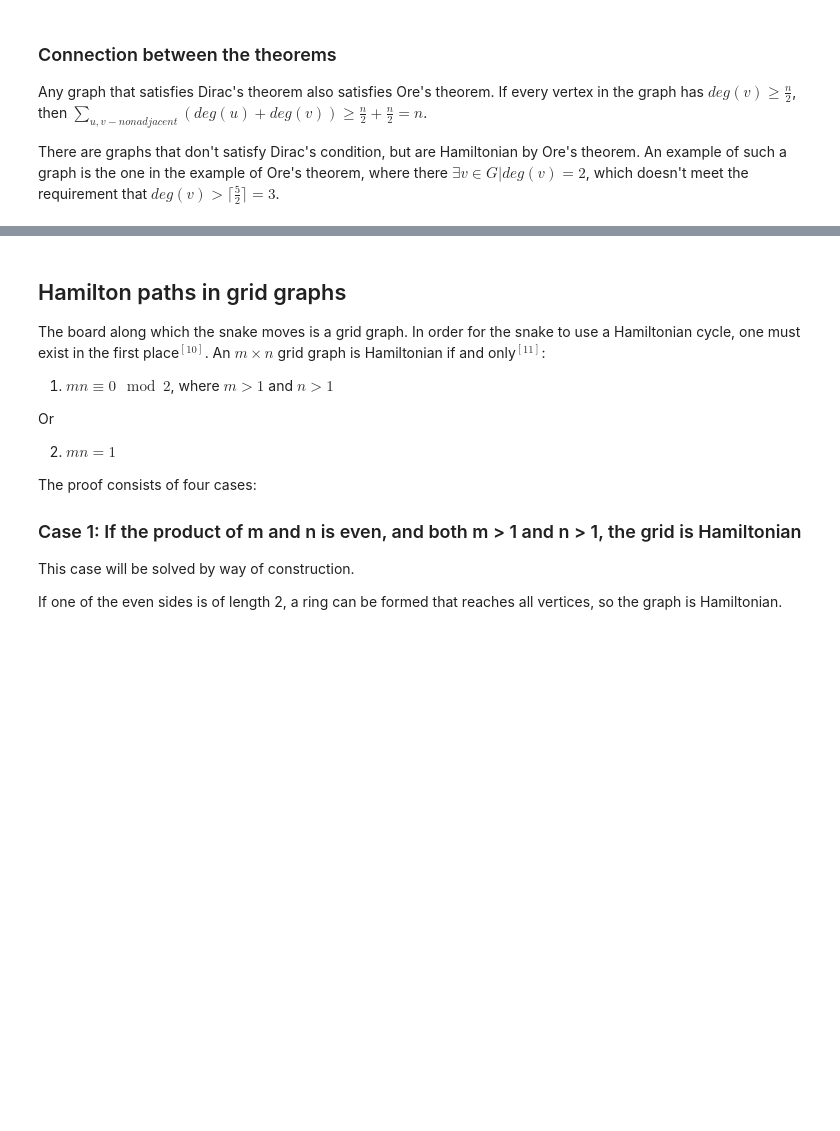
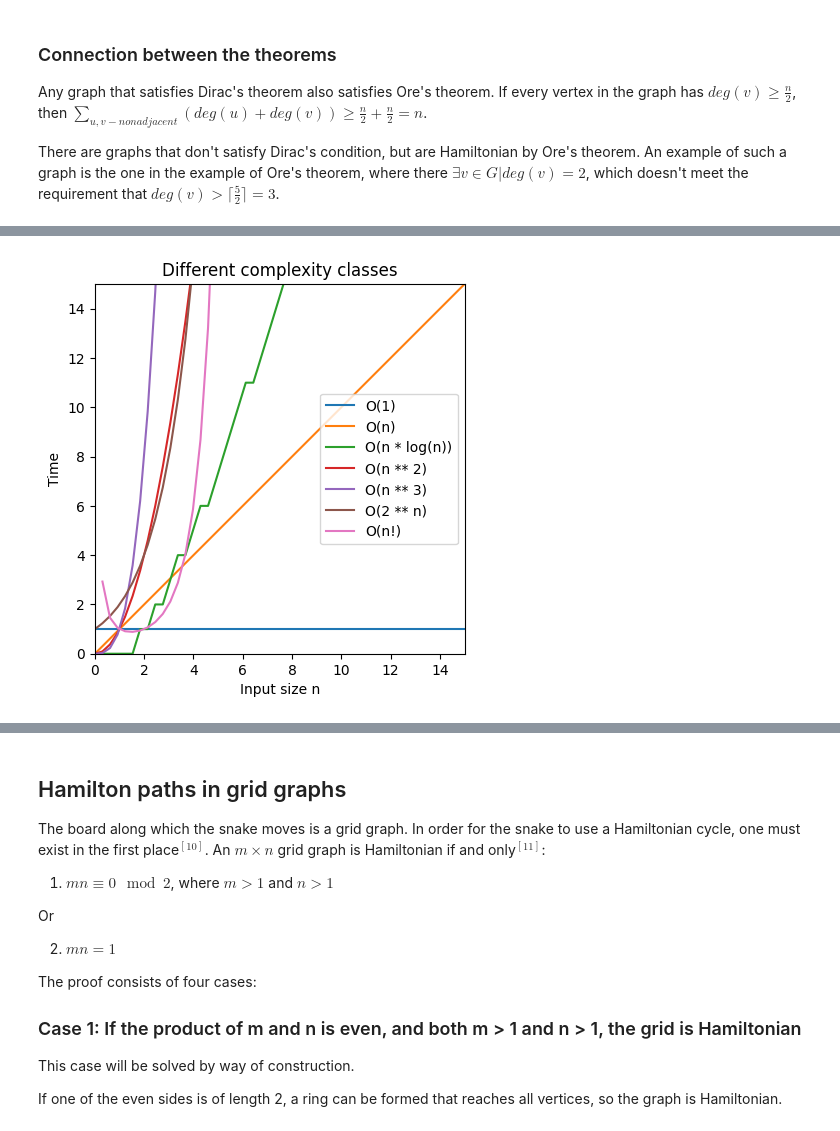
Before and after one commit to SimoAngelov/TravelingSnake, a Jupyter notebook: TheTravelingSnake.ipynb, the cells around one changed output, grey strips where cells are left out. Saved outputs shown, nothing was run; the diff lists cells and outputs as text; code cells hidden in the pictures; blank space fills up the shorter version.

```diff
--- a/TheTravelingSnake.ipynb
+++ b/TheTravelingSnake.ipynb
@@ -96,0 +116,4 @@ There are graphs that don't satisfy Dirac's condition, but are Hamiltonian by Or
+# %%
+gd.plot_time_complexity()
+# %% [output]
+[figure, added]
```
Also changed, not shown: parts of 8 cells of this notebook, 2 other files.
